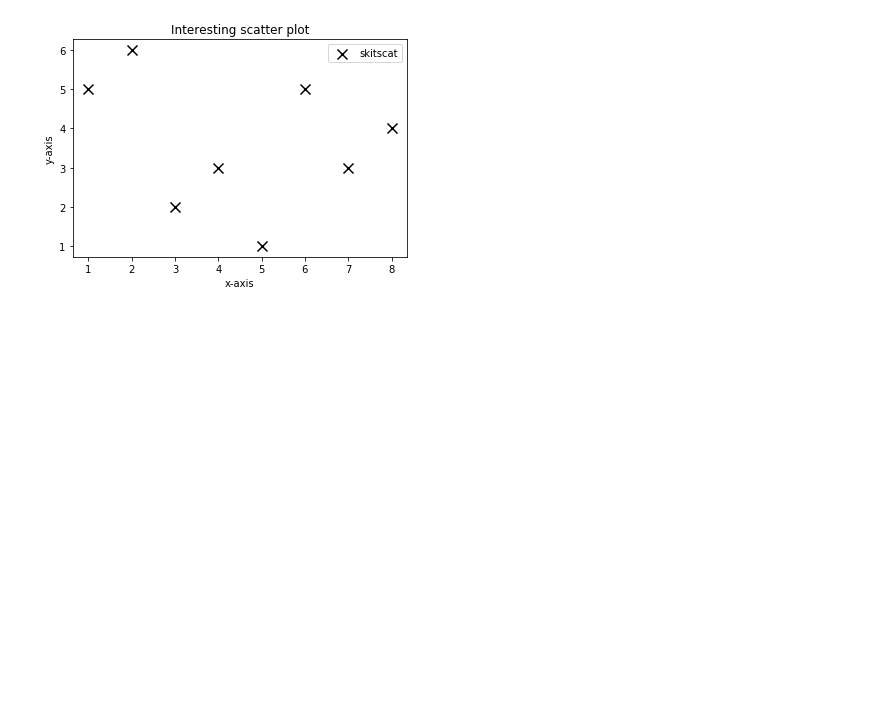
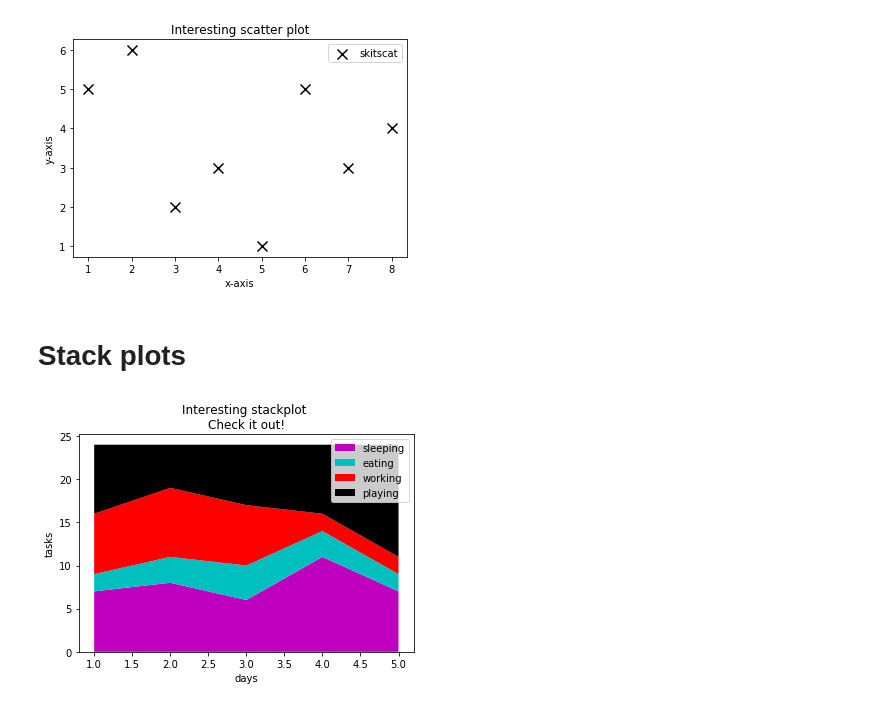
Before and after one commit to timamirrockdude/Python, a Jupyter notebook: Matplotlib_learning_guide.ipynb, the cells around one changed output. Saved outputs shown, nothing was run; the diff lists cells and outputs as text; code cells hidden in the pictures; blank space fills up the shorter version.

Commit message:
file updated
Notebook has been updated with new chart types

```diff
--- a/Matplotlib_learning_guide.ipynb
+++ b/Matplotlib_learning_guide.ipynb
@@ -120,3 +120,31 @@ plt.legend()
 plt.show()
 # %% [output]
 [figure]
+# %% [markdown]
+# Stack plots
+# %%
+#input sets (Days vs Tasks) ->Stackplots
+days=[1,2,3,4,5]
+
+sleeping = [7,8,6,11,7]
+eating   = [2,3,4,3,2]
+working  = [7,8,7,2,2]
+playing  = [8,5,7,8,13]
+
+#plotting the graph
+plt.stackplot(days, sleeping, eating, working, playing,
+              colors=['m','c','r','k'],
+              labels=["sleeping","eating","working","playing"])
+
+#labelling the axes
+plt.xlabel('days')
+plt.ylabel('tasks')
+plt.title("Interesting stackplot \nCheck it out!")
+
+#showing the legend
+plt.legend()
+
+#showing the graph
+plt.show()
+# %% [output]
+[figure, added]
```
Also changed, not shown: parts of 11 cells of this notebook.
